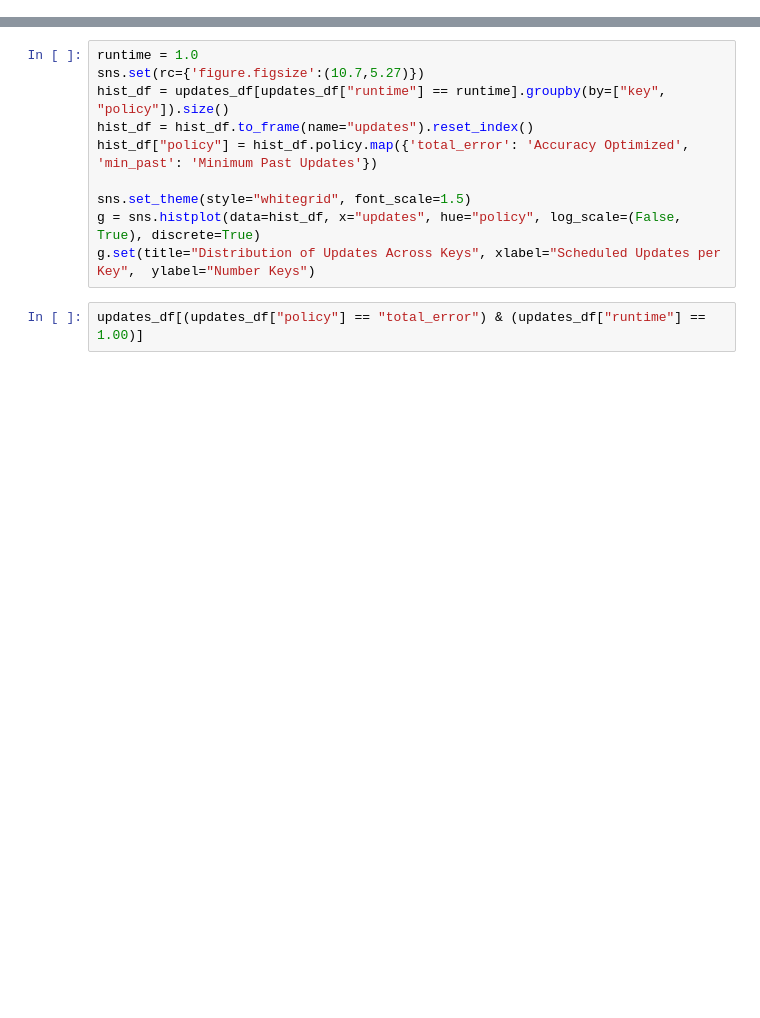
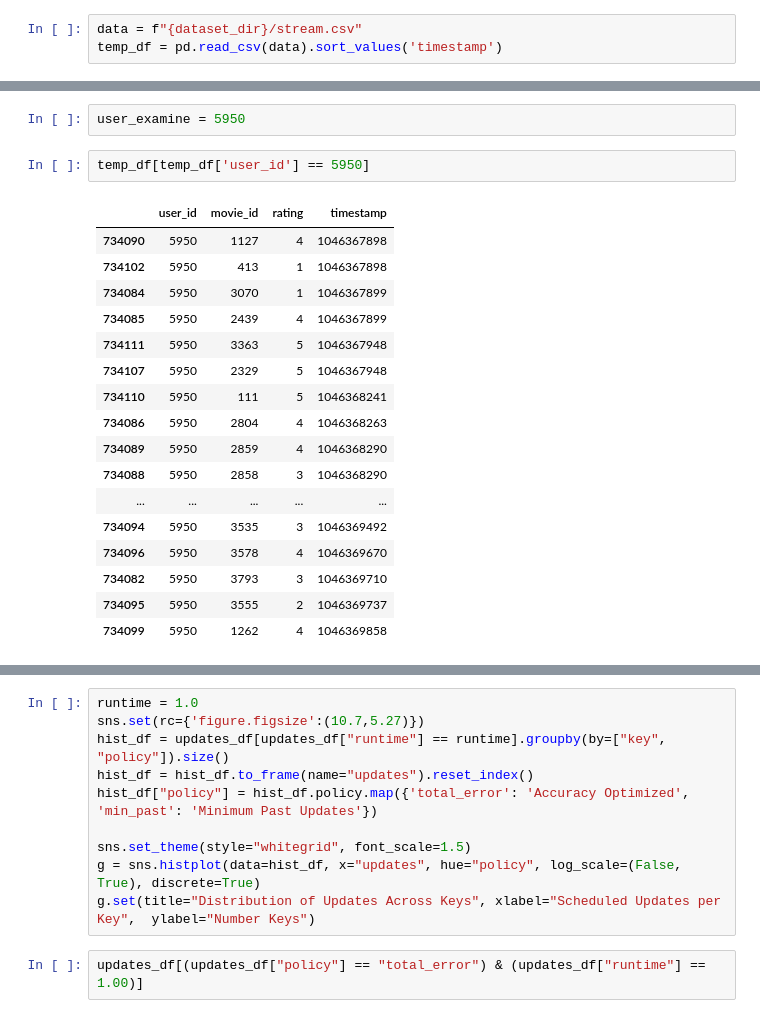
Before and after one commit to feature-store/experiments, a Jupyter notebook: nb/03-29-22-als_plots.ipynb, the cells around one changed output, grey strips where cells are left out. Cells and saved outputs as stored; diff of their text form; blank space fills up the shorter version.

```diff
--- a/nb/03-29-22-als_plots.ipynb
+++ b/nb/03-29-22-als_plots.ipynb
@@ -15,0 +23,3 @@ result_dir = use_results(experiment, download=False)
+# %%
+data = f"{dataset_dir}/stream.csv"
+temp_df = pd.read_csv(data).sort_values('timestamp')
@@ -15,0 +43,22 @@ result_dir = use_results(experiment, download=False)
+# %%
+user_examine = 5950
+# %%
+temp_df[temp_df['user_id'] == 5950]
+# %% [output]
+|  | user_id | movie_id | rating | timestamp |
+| 734090 | 5950 | 1127 | 4 | 1046367898 |
+| 734102 | 5950 | 413 | 1 | 1046367898 |
+| 734084 | 5950 | 3070 | 1 | 1046367899 |
+| 734085 | 5950 | 2439 | 4 | 1046367899 |
+| 734111 | 5950 | 3363 | 5 | 1046367948 |
+| 734107 | 5950 | 2329 | 5 | 1046367948 |
+| 734110 | 5950 | 111 | 5 | 1046368241 |
+| 734086 | 5950 | 2804 | 4 | 1046368263 |
+| 734089 | 5950 | 2859 | 4 | 1046368290 |
+| 734088 | 5950 | 2858 | 3 | 1046368290 |
+| ... | ... | ... | ... | ... |
+| 734094 | 5950 | 3535 | 3 | 1046369492 |
+| 734096 | 5950 | 3578 | 4 | 1046369670 |
+| 734082 | 5950 | 3793 | 3 | 1046369710 |
+| 734095 | 5950 | 3555 | 2 | 1046369737 |
+| 734099 | 5950 | 1262 | 4 | 1046369858 |
```
Also changed, not shown: parts of 15 cells of this notebook.
